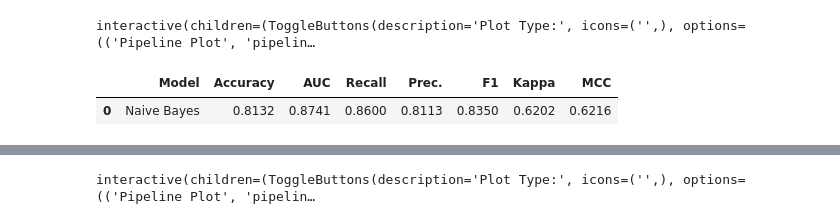
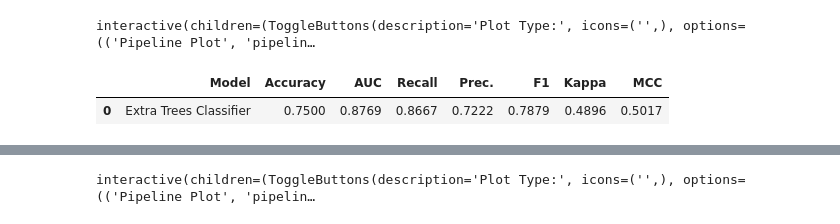
Before and after one commit to dc-neo/heart_attack_predict, a Jupyter notebook: Heart_Disease_Semi-Supervised.ipynb, the cells around one changed output, grey strips where cells are left out. Saved outputs shown, nothing was run; the diff lists cells and outputs as text; code cells hidden in the pictures.

```diff
--- a/Heart_Disease_Semi-Supervised.ipynb
+++ b/Heart_Disease_Semi-Supervised.ipynb
@@ -428,3 +225,0 @@ GS_xgb.best_params_
-# %%
-grid_model_1 = xgb.XGBClassifier(max_depth=4, gamma=1.0, learning_rate=0.05, reg_lambda=10.0, random_state=0)
-grid_model_1.fit(X_train, y_train.values.ravel())
@@ -484,3 +225,0 @@ param_grid_2 = {
-# %%
-GS_xgb_2 = GridSearchCV(estimator=xgb.XGBClassifier(objective='binary:logistic', seed=0), param_grid=param_grid_2, scoring='roc_auc', cv=3, n_jobs=-1)
-GS_xgb_2.fit(X_train, y_train.values.ravel())
@@ -509,3 +225,0 @@ GS_xgb_2.best_params_
-# %%
-grid_model_2 = xgb.XGBClassifier(max_depth=2, gamma=0.25, learning_rate=0.15, reg_lambda=10.0, random_state=0)
-grid_model_2.fit(X_train, y_train.values.ravel())
@@ -598,7 +231,7 @@ bx.set_xticklabels(bx.get_xticklabels(),rotation=45)
 # Set up our experiment
 from pycaret.classification import *
 exp = ClassificationExperiment()
-exp = setup(data=df_2, target='output', session_id=123)
+exp = setup(X_train, target='output', session_id=123)
 # %% [output]
 |  | Description | Value |
 | 0 | Session id | 123 |
@@ -676,7 +279,7 @@ evaluate_model(best_features)
 interactive(children=(ToggleButtons(description='Plot Type:', icons=('',), options=(('Pipeline Plot', 'pipelin…
 # %%
 from pycaret.classification import predict_model
-holdout_pred = predict_model(best_features)
+holdout_pred = predict_model(best_model_1)
 # %% [output]
 |  | Model | Accuracy | AUC | Recall | Prec. | F1 | Kappa | MCC |
-| 0 | Naive Bayes | 0.8132 | 0.8741 | 0.8600 | 0.8113 | 0.8350 | 0.6202 | 0.6216 |
+| 0 | Extra Trees Classifier | 0.7500 | 0.8769 | 0.8667 | 0.7222 | 0.7879 | 0.4896 | 0.5017 |
```
Also changed, not shown: parts of 64 cells of this notebook.
